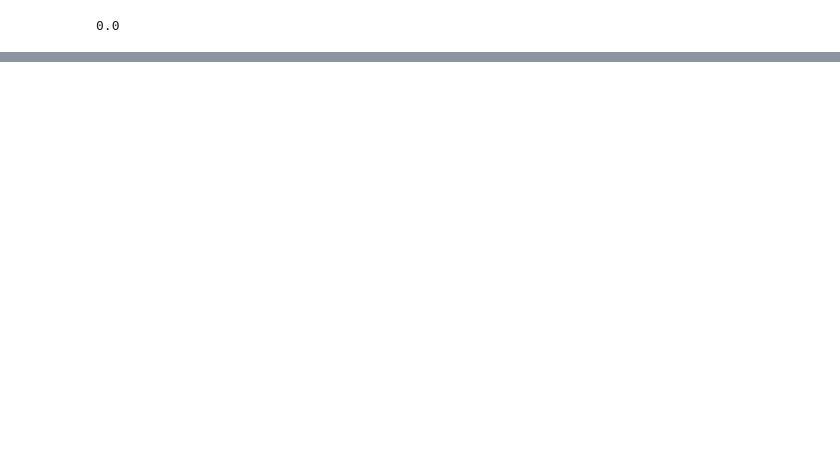
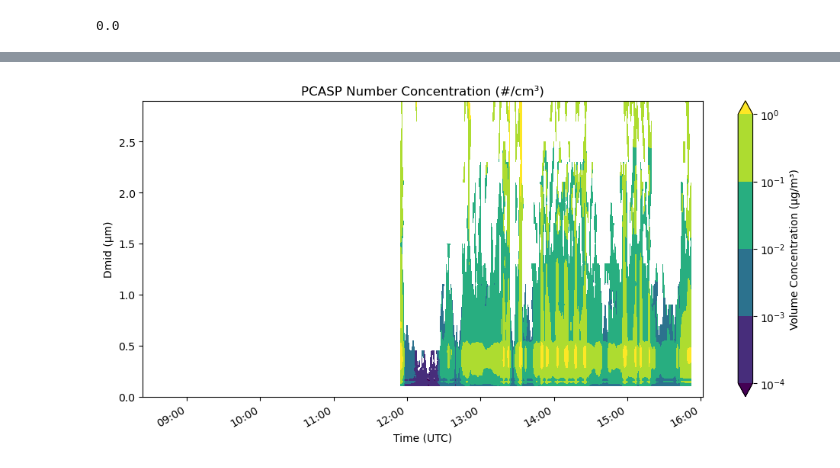
Before and after one commit to thiago-vg/SAMBBA-data-analysis, a Jupyter notebook: Scripts/Countor_plot/Countor_plot.ipynb, the cells around one changed output, grey strips where cells are left out. Cells and saved outputs as stored; diff of their text form; code cells hidden in the pictures; blank space fills up the shorter version.

```diff
--- a/Scripts/Countor_plot/Countor_plot.ipynb
+++ b/Scripts/Countor_plot/Countor_plot.ipynb
@@ -669,0 +881,4 @@ plt.show()
+# %%
+plot_pcasp_concentration(ds_core_cloud)
+# %% [output]
+[figure, added]
```
Also changed, not shown: parts of 14 cells of this notebook.
